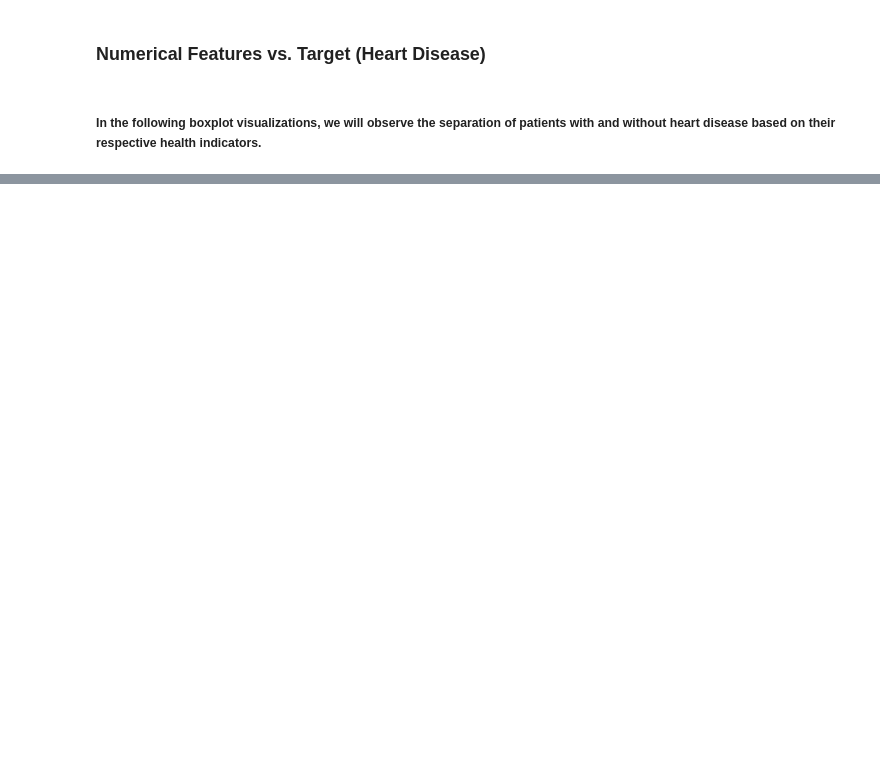
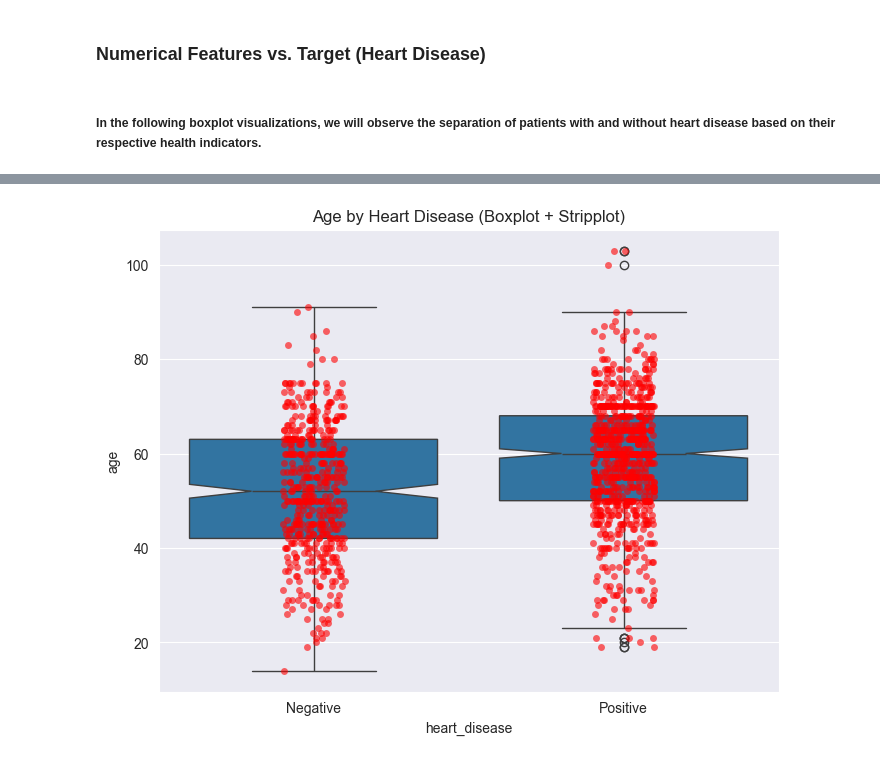
Before and after one commit to plamensve/DS_FINAL_PROJECT, a Jupyter notebook: notebooks/03_eda_dataset_1.ipynb, the cells around one changed output, grey strips where cells are left out. Cells and saved outputs as stored; diff of their text form; code cells hidden in the pictures; blank space fills up the shorter version.

```diff
--- a/notebooks/03_eda_dataset_1.ipynb
+++ b/notebooks/03_eda_dataset_1.ipynb
@@ -154,0 +306,19 @@ for col in numeric_columns:
+# %%
+plt.figure(figsize=(8,6))
+sns.boxplot(
+    x=dataset1['heart_disease'].map({0: 'Negative', 1: 'Positive'}),
+    y=dataset1['age'],
+    data=dataset1,
+    notch=True,
+    showfliers=True
+)
+sns.stripplot(
+    x=dataset1['heart_disease'].map({0: 'Negative', 1: 'Positive'}),
+    y=dataset1['age'],
+    data=dataset1,
+    color="red", alpha=0.6, jitter=True
+)
+plt.title("Age by Heart Disease (Boxplot + Stripplot)")
+plt.show()
+# %% [output]
+[figure, added]
```
Also changed, not shown: parts of 16 cells of this notebook, 5 other files.
